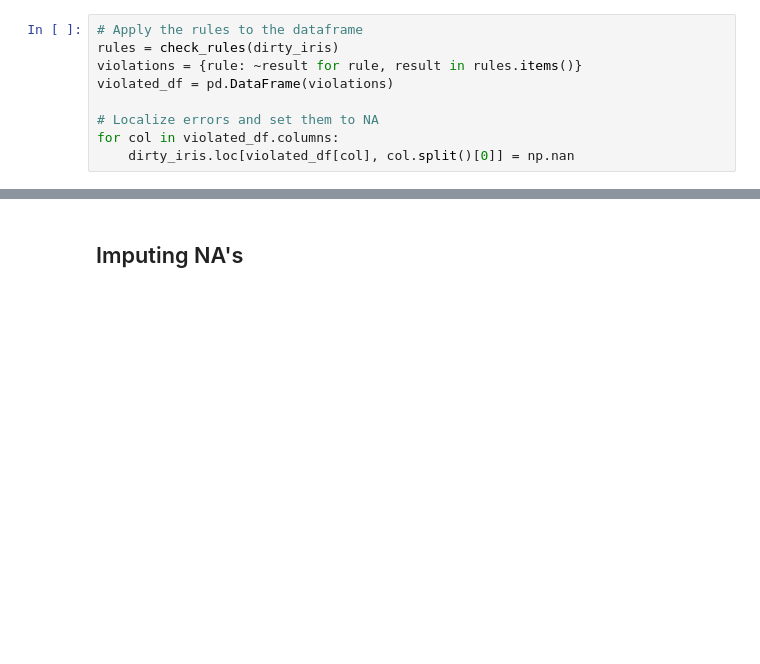
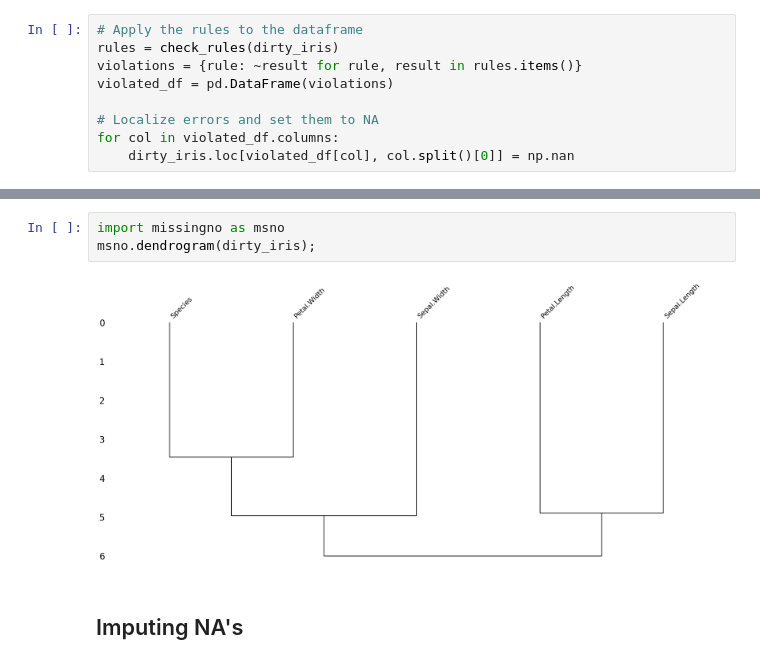
Before and after one commit to pasjans05/pandas_exercises, a Jupyter notebook: Exercise 4.ipynb, the cells around one changed output, grey strips where cells are left out. Drawn from its saved outputs; the diff is of its cells as text; blank space fills up the shorter version.

```diff
--- a/Exercise 4.ipynb
+++ b/Exercise 4.ipynb
@@ -363,3 +367,8 @@ for col in violated_df.columns:
+# %%
+import missingno as msno
+msno.dendrogram(dirty_iris);
+# %% [output]
+[figure, added]
 # %% [markdown]
 ## Imputing NA's
 # %% [markdown]
```
Also changed, not shown: parts of 4 cells of this notebook.
